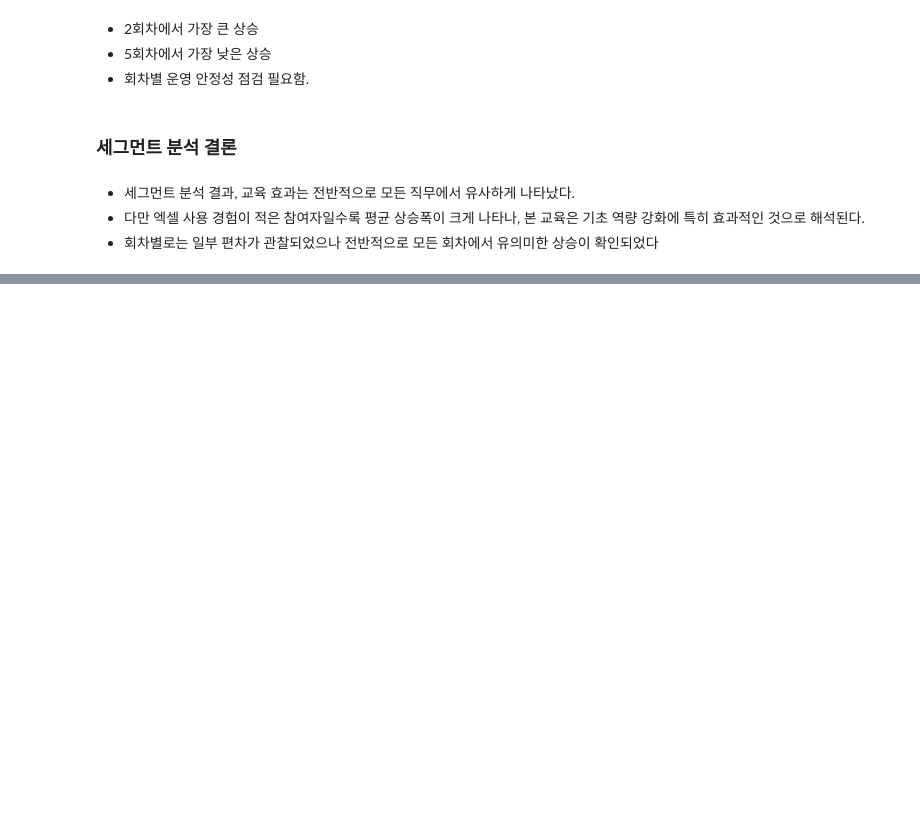
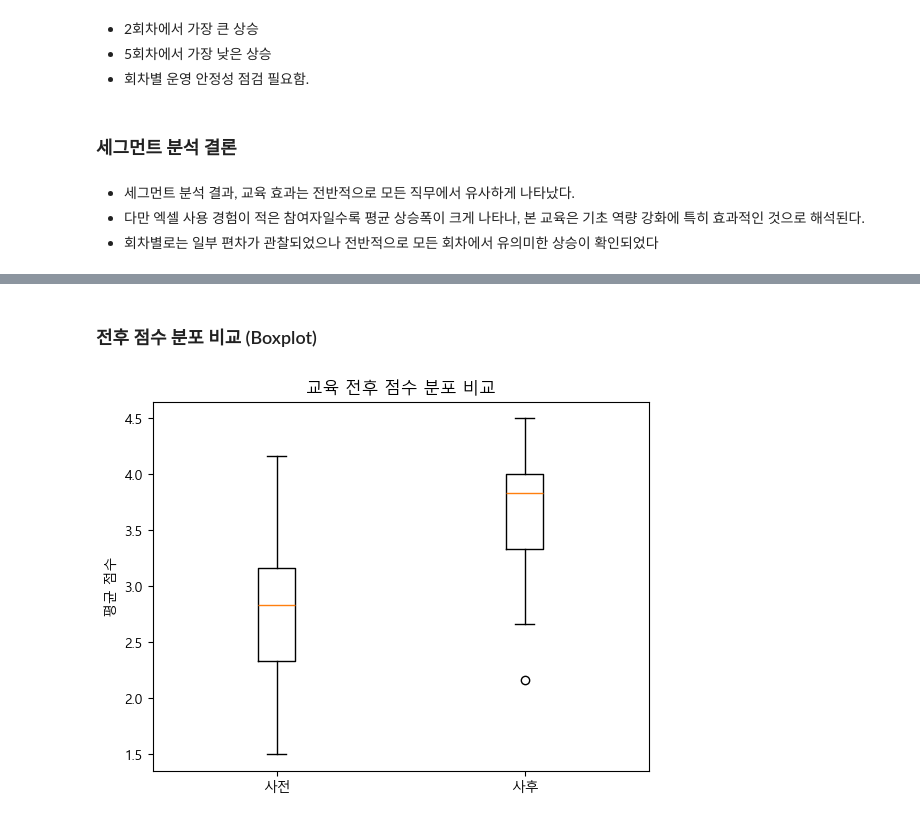
Before and after one commit to devellybutton/Education-Data-Analysis, a Jupyter notebook: 03-training-effectiveness-evaluation/notebooks/03_analysis.ipynb, the cells around one changed output, grey strips where cells are left out. Drawn from its saved outputs; the diff is of its cells as text; code cells hidden in the pictures; blank space fills up the shorter version.

```diff
--- a/03-training-effectiveness-evaluation/notebooks/03_analysis.ipynb
+++ b/03-training-effectiveness-evaluation/notebooks/03_analysis.ipynb
@@ -335,0 +489,13 @@ df.groupby("회차")["difference"].agg(["mean", "count"])
+# %% [markdown]
+### 전후 점수 분포 비교 (Boxplot)
+# %%
+plt.figure()
+
+plt.boxplot([df["사전_평균"], df["사후_평균"]])
+plt.xticks([1, 2], ["사전", "사후"])
+plt.title("교육 전후 점수 분포 비교")
+plt.ylabel("평균 점수")
+
+plt.show()
+# %% [output]
+[figure, added]
```
Also changed, not shown: parts of 26 cells of this notebook.
